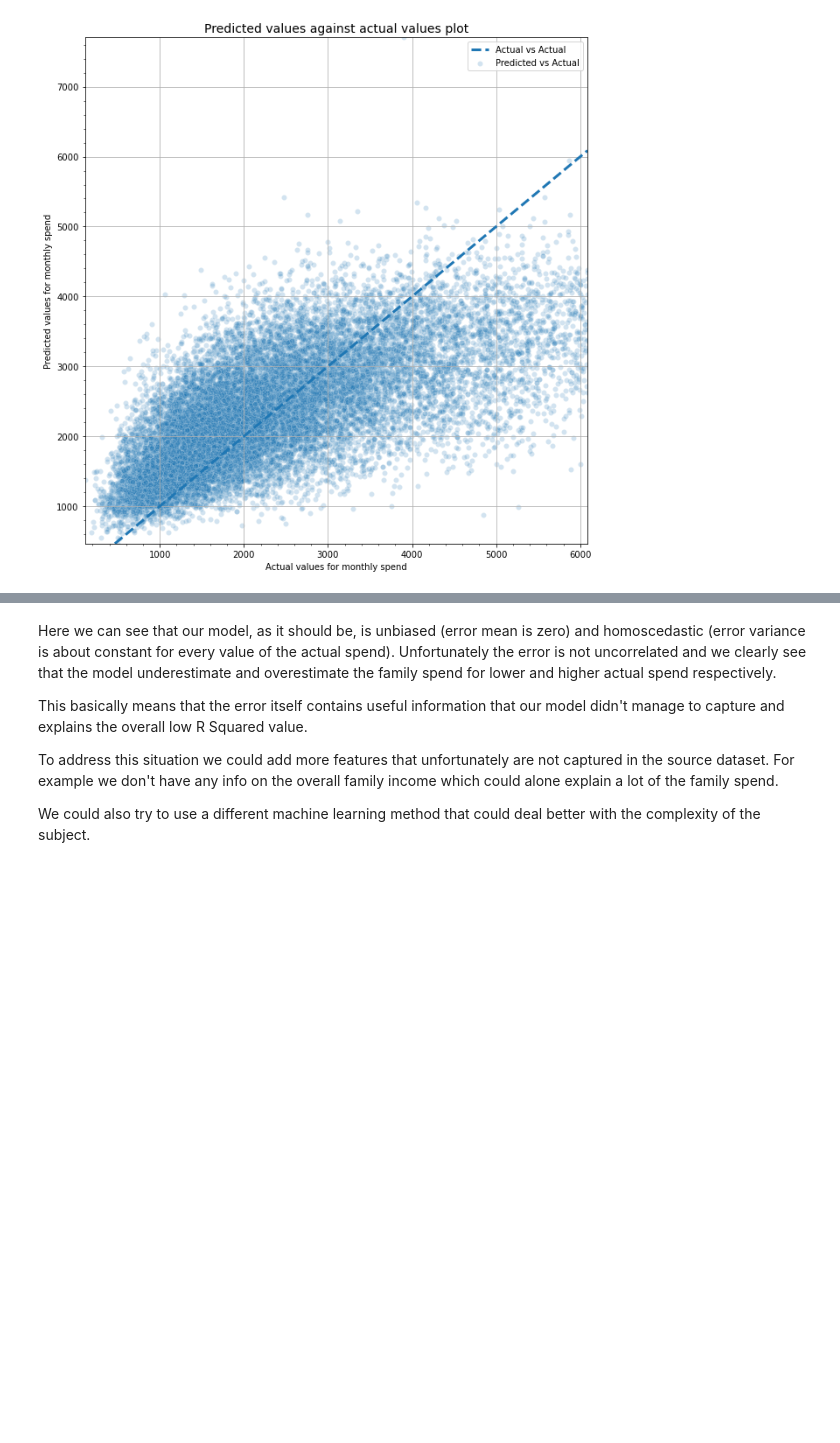
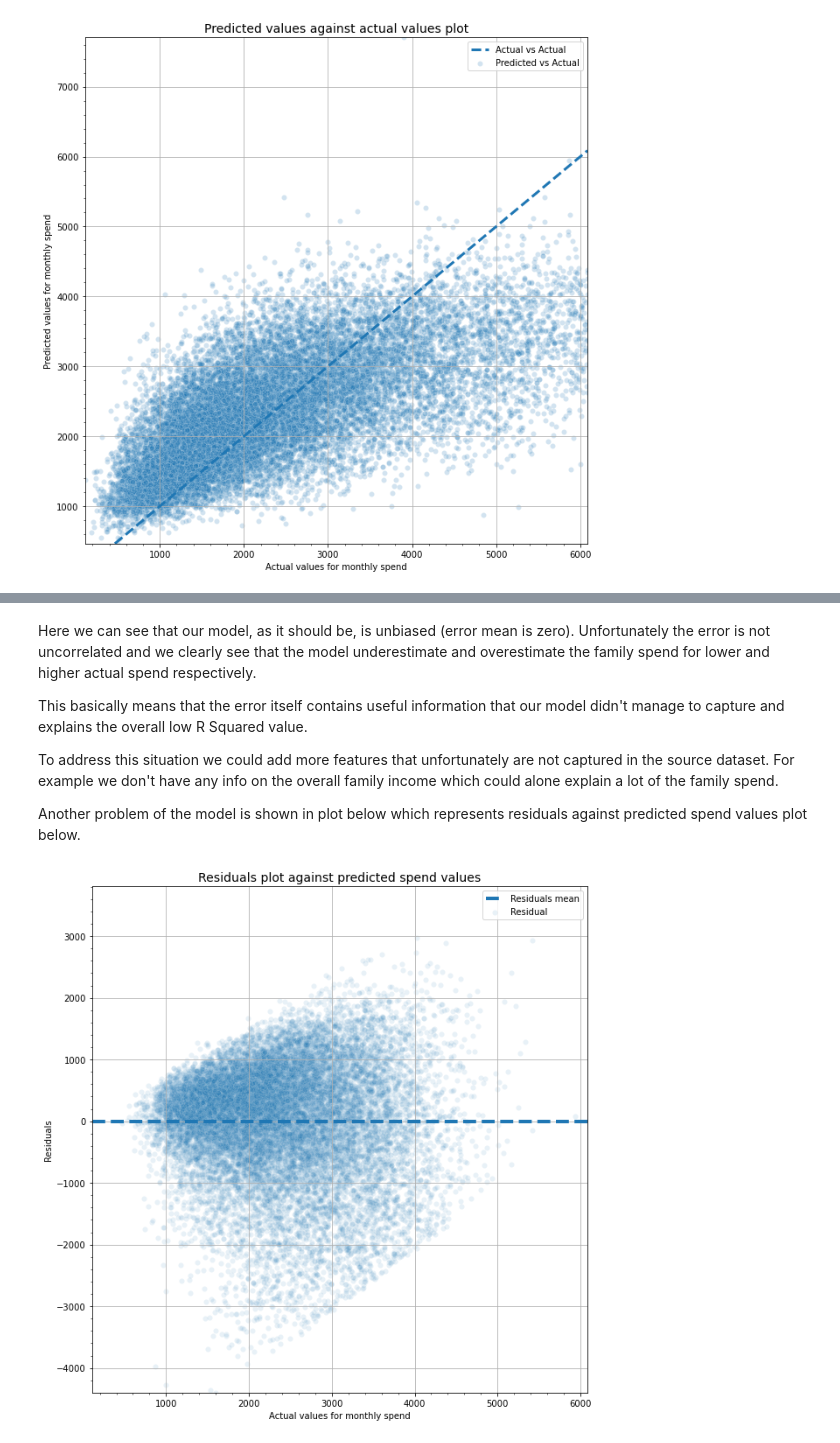
Before and after one commit to FabrizioBoffa/Profiling_the_spending_power_of_italian_families, a Jupyter notebook: Profiling_the_spending_power_of_italian_families.ipynb, the cells around one changed output, grey strips where cells are left out. Cells and saved outputs as stored; diff of their text form; code cells hidden in the pictures; blank space fills up the shorter version.

```diff
--- a/Profiling_the_spending_power_of_italian_families.ipynb
+++ b/Profiling_the_spending_power_of_italian_families.ipynb
@@ -1331,8 +1331,49 @@ plt.show()
 # %% [markdown]
-Here we can see that our model, as it should be, is unbiased (error mean is zero) and homoscedastic (error variance is about constant for every value of the actual spend). Unfortunately the error is not uncorrelated and we clearly see that the model underestimate and overestimate the family spend for lower and higher actual spend respectively.
+Here we can see that our model, as it should be, is unbiased (error mean is zero). Unfortunately the error is not uncorrelated and we clearly see that the model underestimate and overestimate the family spend for lower and higher actual spend respectively.
 
 This basically means that the error itself contains useful information that our model didn't manage to capture and explains the overall low R Squared value.
 
 To address this situation we could add more features that unfortunately are not captured in the source dataset. For example we don't have any info on the overall family income which could alone explain a lot of the family spend.
 
-We could also try to use a different machine learning method that could deal better with the complexity of the subject.
+Another problem of the model is shown in plot below which represents residuals against predicted spend values plot below.
+# %%
+# Linear model 3.2 performance: using prediction error vs predicted plot
+
+from matplotlib.patches import Rectangle
+
+y_hat = Linear_model_32.predict(X)
+y_error = y_hat - y
+
+
+fig = plt.figure(figsize = (9, 9), tight_layout = True)
+ax = plt.axes()
+
+# fig, ax = plt.subplots()
+
+sns.scatterplot(
+    x = y_hat,
+    y = y_error,
+    alpha = 0.1,
+    label = 'Residual',
+    ax = ax,
+)
+plt.axhline(
+    y = np.mean(y_error),
+    ls = '--',
+    label = 'Residuals mean',
+    lw = 4,
+)
+
+plt.xlim(y.min(), y.max())
+plt.ylim(y_error.min(), y_error.max())
+plt.legend()
+plt.title('Residuals plot against predicted spend values', size = 14)
+plt.xlabel('Actual values for monthly spend')
+plt.ylabel('Residuals')
+plt.grid()
+plt.minorticks_on()
+
+
+plt.show()
+# %% [output]
+[figure, added]
```
Also changed, not shown: parts of 12 cells of this notebook.
